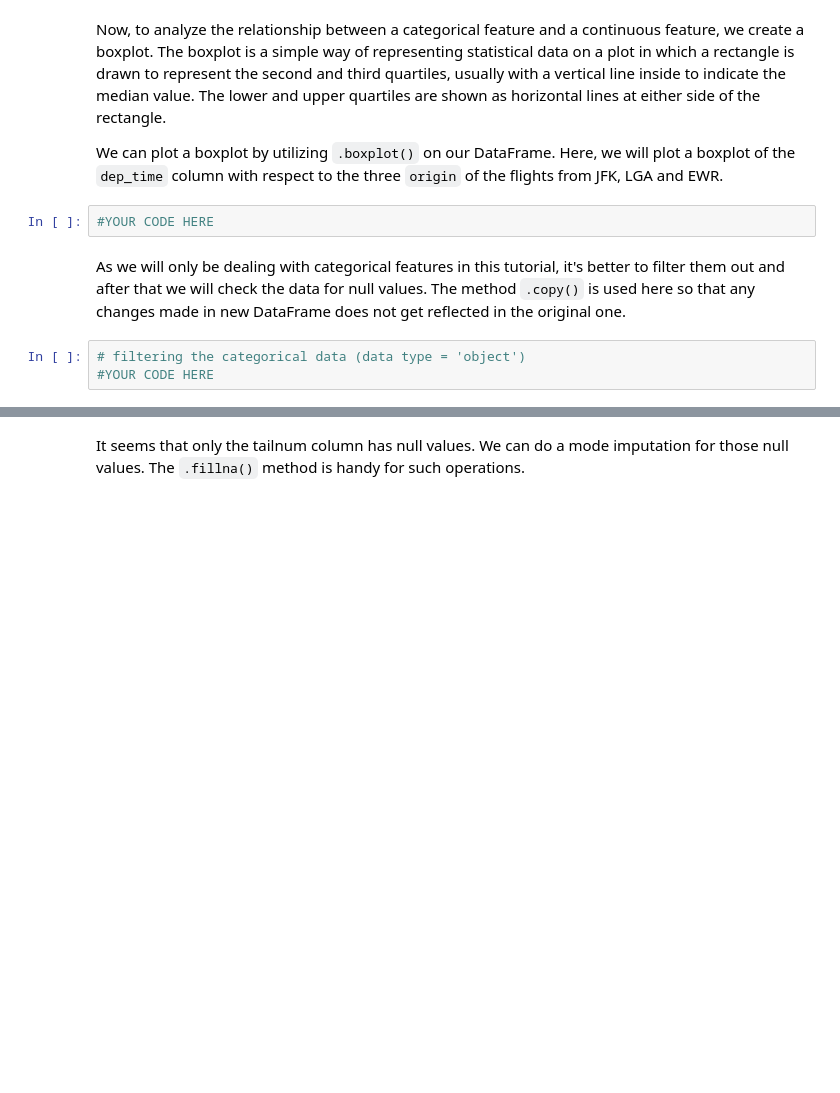
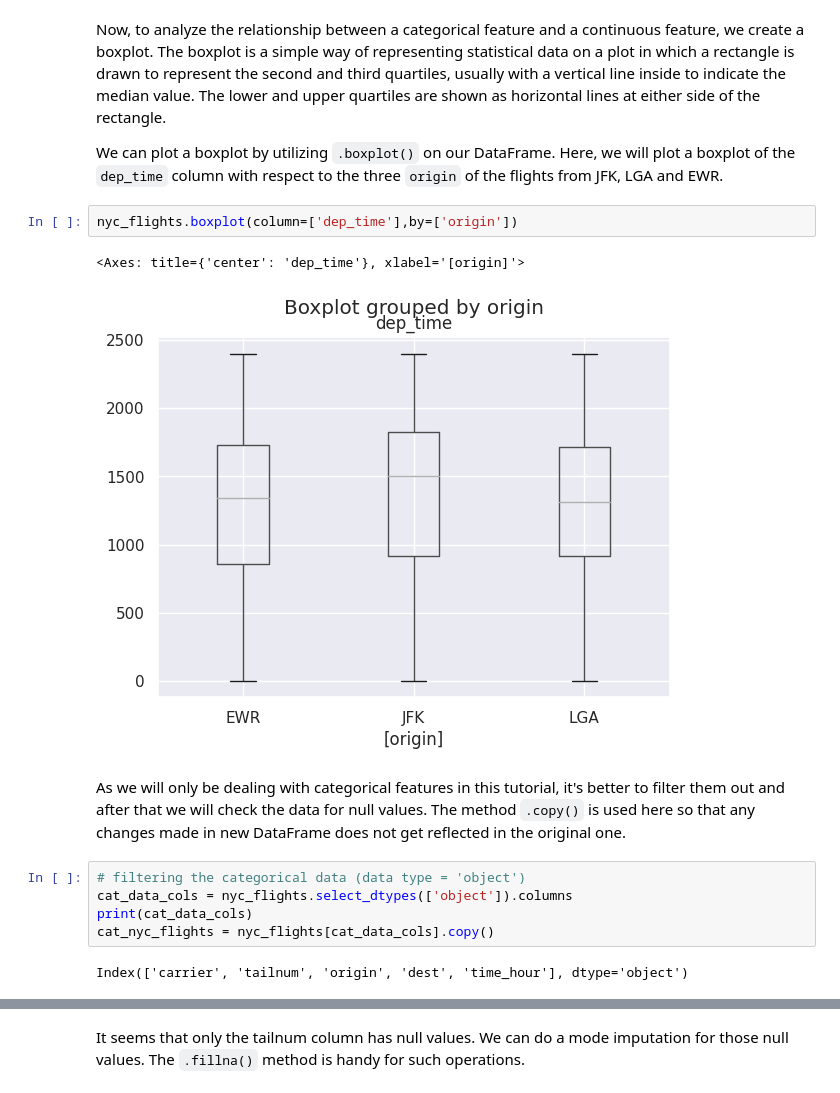
Before and after one commit to Kanka-goswami/IISc_CDS_2302064, a Jupyter notebook: M1_AST_02_Categorical_Variables_A.ipynb, the cells around one changed output, grey strips where cells are left out. Drawn from its saved outputs; the diff is of its cells as text; blank space fills up the shorter version.

```diff
--- a/M1_AST_02_Categorical_Variables_A.ipynb
+++ b/M1_AST_02_Categorical_Variables_A.ipynb
@@ -229,12 +267,19 @@ The next step is to gather some information about different column in our DataFr
 Now, to analyze the relationship between a categorical feature and a continuous feature, we create a boxplot. The boxplot is a simple way of representing statistical data on a plot in which a rectangle is drawn to represent the second and third quartiles, usually with a vertical line inside to indicate the median value. The lower and upper quartiles are shown as horizontal lines at either side of the rectangle.
 
 We can plot a boxplot by utilizing `.boxplot()` on our DataFrame. Here, we will plot a boxplot of the `dep_time` column with respect to the three `origin` of the flights from JFK, LGA and EWR.
-# %%
-#YOUR CODE HERE
+# %%
+nyc_flights.boxplot(column=['dep_time'],by=['origin'])
+# %% [output]
+<Axes: title={'center': 'dep_time'}, xlabel='[origin]'>
+[figure, added]
 # %% [markdown]
 As we will only be dealing with categorical features in this tutorial, it's better to filter them out and after that we will check the data for null values. The method `.copy()` is used here so that any changes made in new DataFrame does not get reflected in the original one.
 # %%
 # filtering the categorical data (data type = 'object')
-#YOUR CODE HERE
+cat_data_cols = nyc_flights.select_dtypes(['object']).columns
+print(cat_data_cols)
+cat_nyc_flights = nyc_flights[cat_data_cols].copy()
+# %% [output]
+Index(['carrier', 'tailnum', 'origin', 'dest', 'time_hour'], dtype='object')
 # %%
 cat_nyc_flights.head()
```
Also changed, not shown: parts of 24 cells of this notebook.
